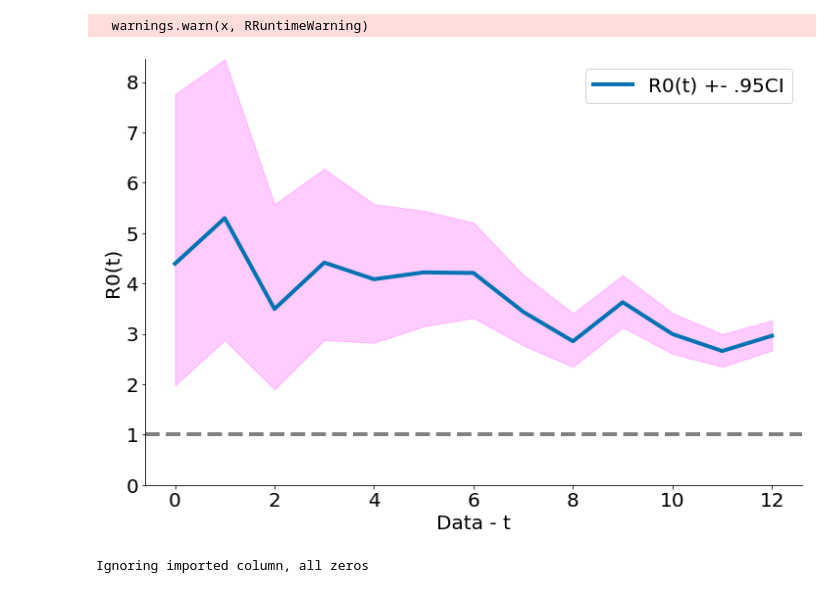
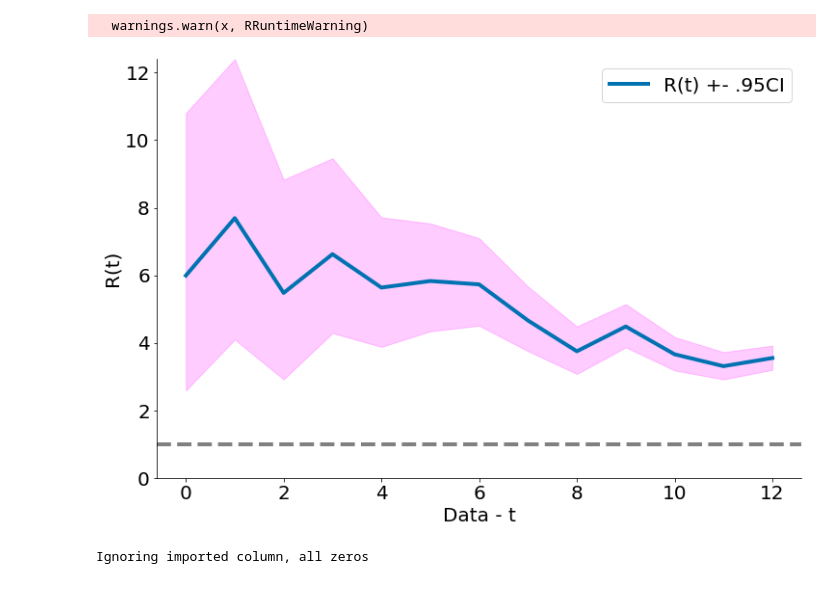
Before and after one commit to flaviovdf/covid19, a Jupyter notebook: Exploration.ipynb, the cells around one changed output. Saved outputs shown, nothing was run; the diff lists cells and outputs as text; code cells hidden in the pictures.

Commit message:
New images

```diff
--- a/Exploration.ipynb
+++ b/Exploration.ipynb
@@ -15,22 +16,24 @@ import pandas as pd
 plt.ion()
 plt.style.use('seaborn-colorblind')
 plt.rcParams['figure.figsize']  = (12, 8)
+# %%
+config = epiestim.make_config(mean_si=5, std_si=2, si_parametric_distr='weibull')
 # %%
 df_orig = pd.read_excel('./data/COVID-19-geographic-disbtribution-worldwide-2020-03-28.xlsx')
 df_br = df_orig[df_orig['countriesAndTerritories'] == 'Brazil']
 who_df = df_br[['cases']].copy()
 who_df.columns = ['local']
 who_df.index = pd.to_datetime(df_br['dateRep'])
 who_df = who_df.sort_index().fillna(0)
 first_day = np.nonzero(who_df.values)[0][0]
 who_df = who_df[first_day:]
 who_df = who_df[:'2020-03-19']
 
-epiestim_result = epiestim.estimate_r(who_df)
+epiestim_result = epiestim.estimate_r(who_df, config)
 plotutils.plot_result(epiestim_result)
 # %% [output]
   warnings.warn(x, RRuntimeWarning)
-[figure, old version]
+[figure, new version]
 # %%
 datasets = {}
 sheets = glob.glob('data/covid19/[A-Z]*/*.xlsx')
```
Also changed, not shown: parts of 3 cells of this notebook, 28 other files.
